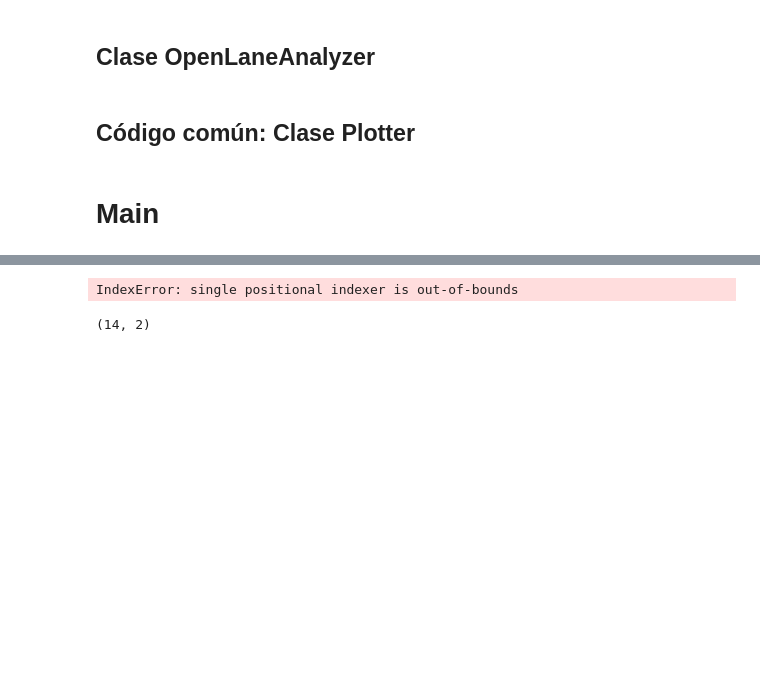
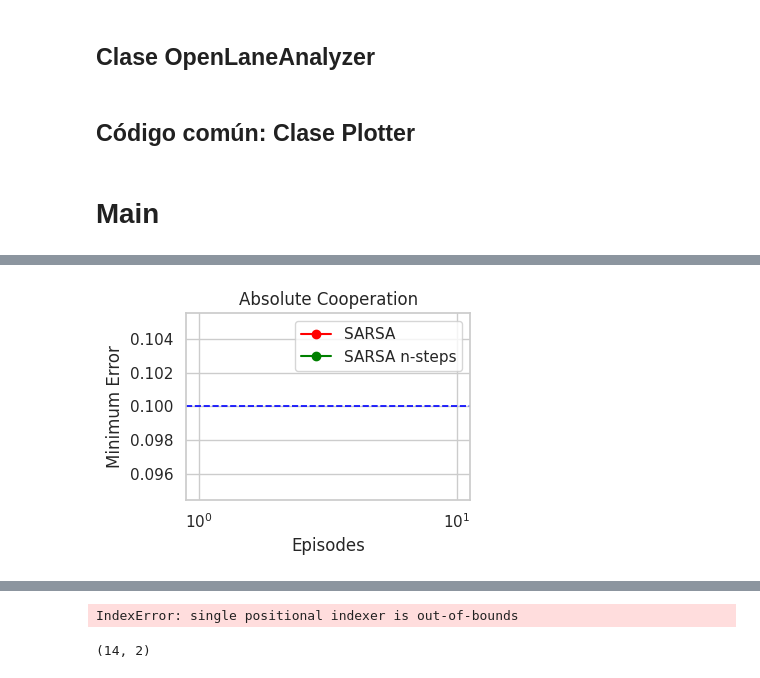
Before and after one commit to DarkSpartan345/Reinforcement-Learning-Enhanced-Design-Space-Exploration-for-Digital-Multipliers, a Jupyter notebook: Data Analysis/Análisis de datos/AnálisisDatosLogsCooperación.ipynb, the cells around one changed output, grey strips where cells are left out. Saved outputs shown, nothing was run; the diff lists cells and outputs as text; code cells hidden in the pictures; blank space fills up the shorter version.

```diff
--- a/Data Analysis/Análisis de datos/AnálisisDatosLogsCooperación.ipynb
+++ b/Data Analysis/Análisis de datos/AnálisisDatosLogsCooperación.ipynb
@@ -388,0 +285,82 @@ Longitud de SARSA: 0
+# %%
+if __name__ == "__main__":
+    # Define las carpetas donde buscar CSVs
+    carpetas = [ #Insertar la ruta donde se encuentra el github
+        "/home/sebastian/Documents/GitHub/Reinforcement-Learning-Enhanced-Design-Space-Exploration-for-Digital-Multipliers/",
+        "/home/sebastian/Documents/GitHub/Reinforcement-Learning-Enhanced-Design-Space-Exploration-for-Digital-Multipliers/Data"
+    ]
+
+    # Rutas de los logs
+    log_folders_nada = [
+        "Data Analysis/Análisis de datos/Logs Iniciales/Workers Dependientes SIN ruido SIN ventaja/SARSA",
+        "Data Analysis/Análisis de datos/Logs Iniciales/Workers Dependientes SIN ruido SIN ventaja/SARSA n-steps"
+    ]
+
+    log_folders_ruido = [
+        "Data Analysis/Análisis de datos/Logs Iniciales/Workers Dependientes CON ruido SIN ventaja/SARSA",
+        "Data Analysis/Análisis de datos/Logs Iniciales/Workers Dependientes CON ruido SIN ventaja/SARSA n-steps"
+    ]
+
+    log_folders_ventaja = [
+        "Data Analysis/Análisis de datos/Logs Iniciales/Workers Dependientes SIN ruido CON ventaja/SARSA",
+        "Data Analysis/Análisis de datos/Logs Iniciales/Workers Dependientes SIN ruido CON ventaja/SARSA n-steps"
+    ]
+
+
+    log_folders_ventaja_ruido = [
+        "Data Analysis/Análisis de datos/Logs Iniciales/Workers Dependientes CON ruido CON ventaja/SARSA",
+        "Data Analysis/Análisis de datos/Logs Iniciales/Workers Dependientes CON ruido CON ventaja/SARSA n-steps"
+    ]
+
+    def GraficarLogs (log_folders, carpetas,name,titulo):
+
+      analyzer = OpenLaneAnalyzer(carpetas)
+      plotter = Plotter(analyzer)
+
+      # Lista para trazas de episodios vs error
+      trazas_ep_vs_err = []
+      color_map = ["red", "green", "blue"]
+
+      # Para cada carpeta de logs, creamos un LogAnalyzer y graficamos
+      for i, ruta in enumerate(log_folders):
+          # Obtener un nombre corto para etiquetas (último segmento de la ruta)
+          nombre = os.path.basename(ruta)
+
+          log_analyzer = LogAnalyzer([ruta], nombre)
+          plotter.raw[f"Logs_{nombre}"] = log_analyzer.raw_df
+
+          # 1. Cargamos el DataFrame
+          df = log_analyzer.summary[f'Logs_{nombre}_Summary']
+
+          # 2. Filtramos solo los episodios distintos de 0 y reajustamos el índice
+          df = df[df['episode'] != 0].reset_index(drop=True)
+
+          # 3. Asignamos el resultado de vuelta
+          log_analyzer.summary[f'Logs_{nombre}_Summary'] = df
+
+          plotter.grp.update(log_analyzer.summary)
+          plotter.summary.update(log_analyzer.summary)
+
+        # Añadir traza a la lista para comparativa
+          trazas_ep_vs_err.append({
+              "tipo": f"Logs_{nombre}_Summary",
+              "x": "episode",
+              "y": "error_mean",
+              "color": color_map[i % len(color_map)],
+              "label": nombre
+          })
+      df=plotter.plot_lines(
+        traces=trazas_ep_vs_err,
+        title=titulo,
+        xlabel="Episodes",
+        ylabel="Minimum Error",
+        log = True,
+        name=name
+      )
+      return df
+
+    Absolute_Cooperation=GraficarLogs(log_folders_nada, carpetas,name="graf_nada",titulo="Absolute Cooperation")
+    Absolute_Cooperation_with_Noise=GraficarLogs(log_folders_ruido, carpetas,name="graf_ruido",titulo="Absolute Cooperation with Noise")
+    Cooperation_under_Advantage=GraficarLogs(log_folders_ventaja, carpetas,name="graf_ventaja",titulo="Cooperation under Advantage")
+    Cooperation_under_Advantage_with_Noise=GraficarLogs(log_folders_ventaja_ruido, carpetas,name="graf_ventaja_ruido",titulo="Cooperation under Advantage with Noise")
+# %% [output]
@@ -388,0 +369 @@ Longitud de SARSA: 0
+[figure, added]
```
Also changed, not shown: parts of 4 cells of this notebook, 43 other files.
